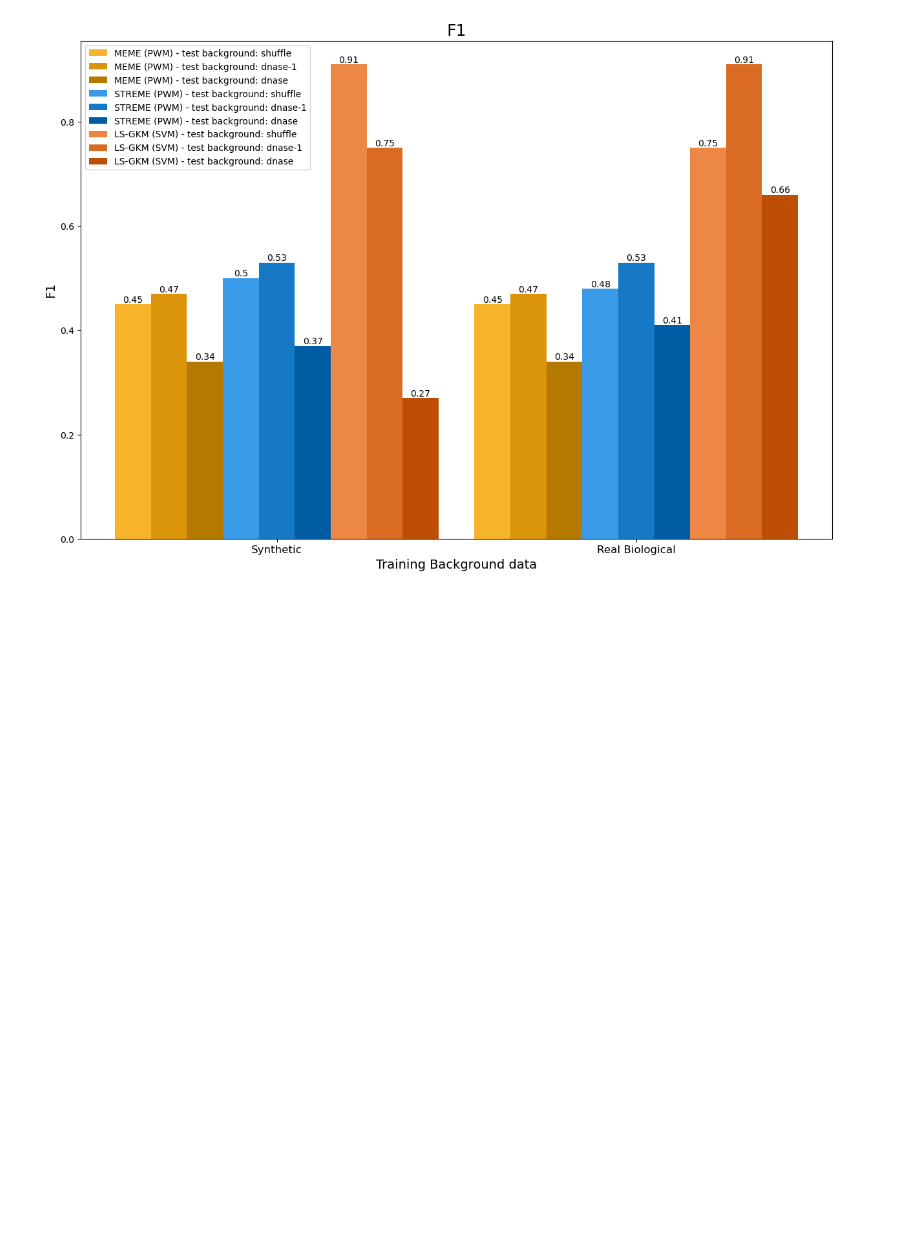
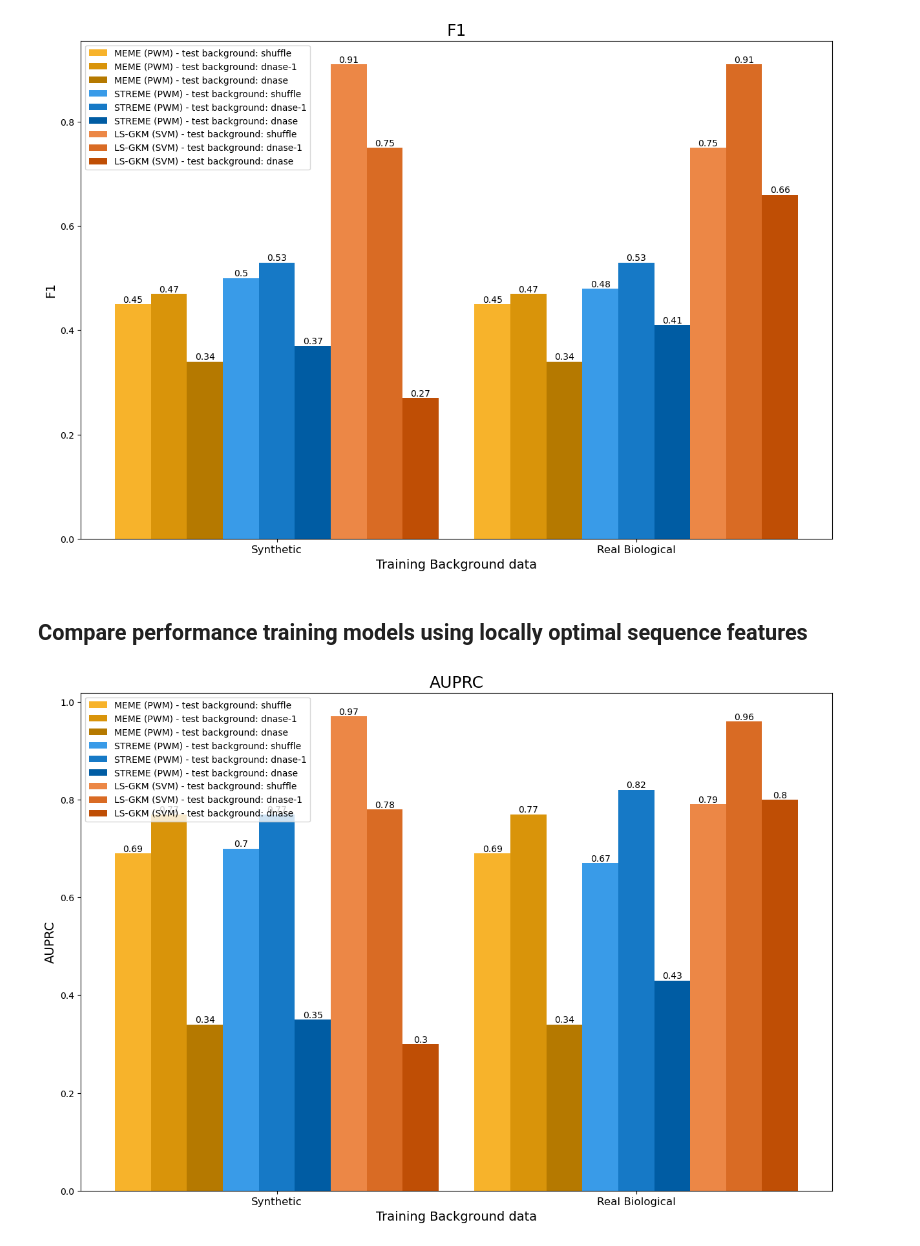
Before and after one commit to InfOmics/PWM-SVM-benchmark, a Jupyter notebook: analysis/benchmark_analysis.ipynb, the cells around one changed output. Saved outputs shown, nothing was run; the diff lists cells and outputs as text; code cells hidden in the pictures; blank space fills up the shorter version.

Commit message:
add optimal local

```diff
--- a/analysis/benchmark_analysis.ipynb
+++ b/analysis/benchmark_analysis.ipynb
@@ -261,3 +261,51 @@ performance_dir = os.path.join(PERFORMANCEDIR, "optimal-global")
 barplot(performance_dir, "F1")
 # %% [output]
 [figure]
+# %% [markdown]
+## Compare performance training models using locally optimal sequence features
+# %%
+def compute_mean(infolder, tool, metric):
+    fname = os.path.join(infolder, f"summary_table_local_{tool}.tsv")
+    table = pd.read_csv(fname, sep="\t")
+    return np.mean(table[metric]).round(2)
+
+def plot(data, labels, group_labels, metric):
+    num_groups = len(group_labels)
+    num_bars = len(data)
+    x = np.arange(num_groups)  # The label locations
+    width = 0.1 # The width of the bars
+    colors = ["#f7b32b", "#d9940a", "#b57900", "#399be8", "#1679c6", "#005ca3", "#ec8746", "#d96b24", "#bf4e05"]  # meme, streme, ls-gkm
+    f, ax = plt.subplots(figsize=(15, 10))
+    for i, (values, label) in enumerate(zip(data, labels)):
+        bars = ax.bar(x + i * width, values, width, label=label, color=colors[i])
+        for bar in bars:
+            height = bar.get_height()
+            ax.text(bar.get_x() + bar.get_width() / 2, height, f'{height}', ha='center', va='bottom', fontsize=10)
+    ax.set_xlabel("Training Background data", size=14)
+    ax.set_ylabel(metric, size=14)
+    ax.set_title(f"{metric}", size=18)
+    ax.set_xticks(x + width * (num_bars / 2 - 0.5))
+    ax.set_xticklabels(group_labels, size=12)
+    ax.legend()
+    plt.show()
+
+
+def barplot(infolder, metric):
+    bgtrain = ["shuffle", "dnase"]
+    tools = ["MEME (PWM)", "STREME (PWM)", "LS-GKM (SVM)"]
+    data = [[] for _ in range(9)]
+    for bg in bgtrain:
+        for i, (trainbg, testbg) in enumerate([(bg, bt) for bt in BGTEST]):
+            tablesdir = os.path.join(infolder, f"{trainbg}-{testbg}")
+            data[0 + i].append(compute_mean(tablesdir, "meme", metric))
+            data[3 + i].append(compute_mean(tablesdir, "streme", metric))
+            data[6 + i].append(compute_mean(tablesdir, "svm", metric))
+    labels = [f"{tool} - test background: {testbg}" for tool in tools for testbg in BGTEST]
+    bgtrain_labs = ["Synthetic", "Real Biological"]
+    plot(data, labels, bgtrain_labs, metric)
+# %%
+# AUPRC
+performance_dir = os.path.join(PERFORMANCEDIR, "optimal-local")
+barplot(performance_dir, "AUPRC")
+# %% [output]
+[figure, added]
```
Also changed, not shown: parts of 2 cells of this notebook.
